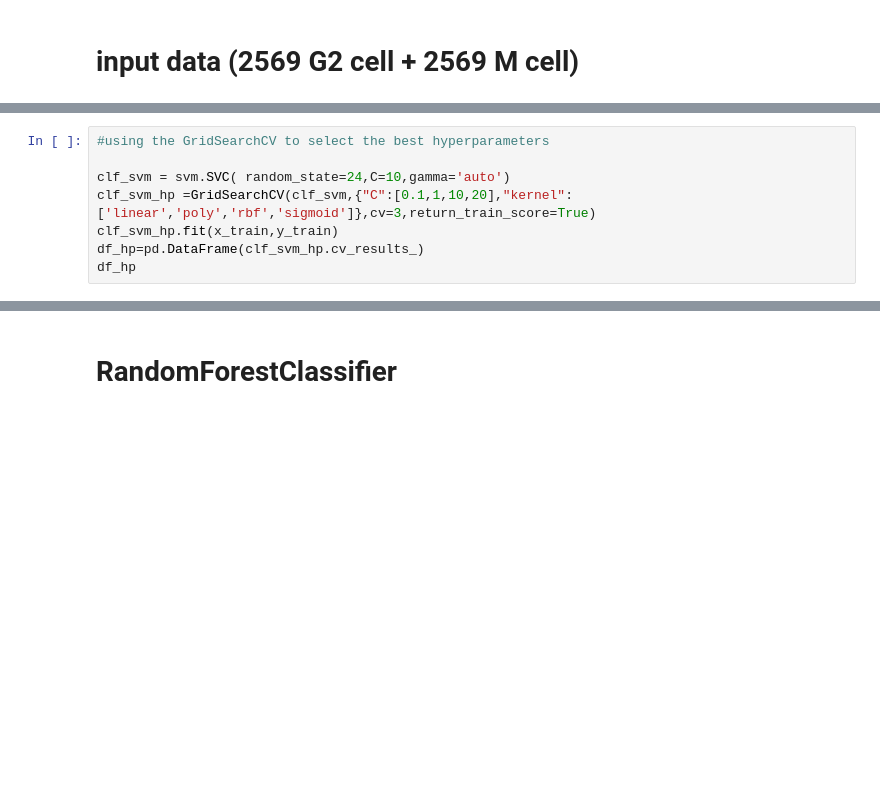
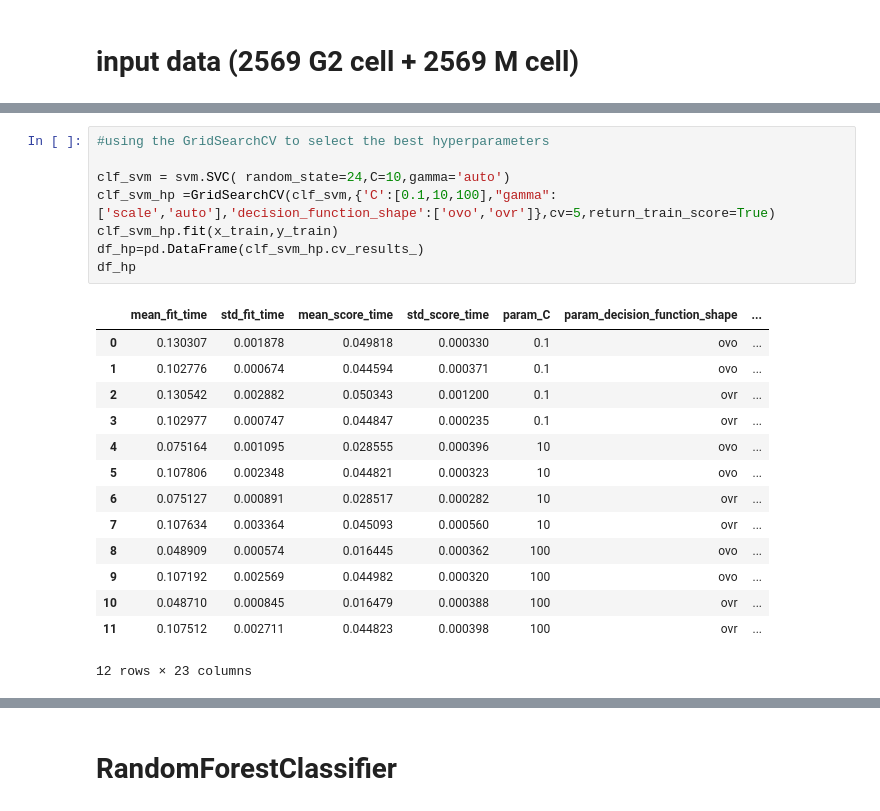
Before and after one commit to HocheggerLab/Omero_Screen, a Jupyter notebook: cellcycle_analysis_files/mitotic-classification.ipynb, the cells around one changed output, grey strips where cells are left out. Cells and saved outputs as stored; diff of their text form; blank space fills up the shorter version.

```diff
--- a/cellcycle_analysis_files/mitotic-classification.ipynb
+++ b/cellcycle_analysis_files/mitotic-classification.ipynb
@@ -113,11 +211,26 @@ the selected model: SGDClassifier(loss='log_loss', max_iter=10000)  Score:[0.843
 # %%
 #using the GridSearchCV to select the best hyperparameters
 
 clf_svm = svm.SVC( random_state=24,C=10,gamma='auto')
-clf_svm_hp =GridSearchCV(clf_svm,{"C":[0.1,1,10,20],"kernel":['linear','poly','rbf','sigmoid']},cv=3,return_train_score=True)
+clf_svm_hp =GridSearchCV(clf_svm,{'C':[0.1,10,100],"gamma":['scale','auto'],'decision_function_shape':['ovo','ovr']},cv=5,return_train_score=True)
 clf_svm_hp.fit(x_train,y_train)
 df_hp=pd.DataFrame(clf_svm_hp.cv_results_)
 df_hp
+# %% [output]
+|  | mean_fit_time | std_fit_time | mean_score_time | std_score_time | param_C | param_decision_function_shape | ... |
+| 0 | 0.130307 | 0.001878 | 0.049818 | 0.000330 | 0.1 | ovo | ... |
+| 1 | 0.102776 | 0.000674 | 0.044594 | 0.000371 | 0.1 | ovo | ... |
+| 2 | 0.130542 | 0.002882 | 0.050343 | 0.001200 | 0.1 | ovr | ... |
+| 3 | 0.102977 | 0.000747 | 0.044847 | 0.000235 | 0.1 | ovr | ... |
+| 4 | 0.075164 | 0.001095 | 0.028555 | 0.000396 | 10 | ovo | ... |
+| 5 | 0.107806 | 0.002348 | 0.044821 | 0.000323 | 10 | ovo | ... |
+| 6 | 0.075127 | 0.000891 | 0.028517 | 0.000282 | 10 | ovr | ... |
+| 7 | 0.107634 | 0.003364 | 0.045093 | 0.000560 | 10 | ovr | ... |
+| 8 | 0.048909 | 0.000574 | 0.016445 | 0.000362 | 100 | ovo | ... |
+| 9 | 0.107192 | 0.002569 | 0.044982 | 0.000320 | 100 | ovo | ... |
+| 10 | 0.048710 | 0.000845 | 0.016479 | 0.000388 | 100 | ovr | ... |
+| 11 | 0.107512 | 0.002711 | 0.044823 | 0.000398 | 100 | ovr | ... |
+12 rows × 23 columns
 # %%
 clf_rf = RandomForestClassifier(random_state=11,n_estimators=40)
 clf_rf_hp =GridSearchCV(clf_rf,{"n_estimators":[30,40,50,60,70,80,90,100],"criterion":['entropy','log_loss'],'max_features':['sqrt','log2',],'class_weight':['balanced', 'balanced_subsample']},cv=5,return_train_score=True)
```
Also changed, not shown: parts of 12 cells of this notebook.
